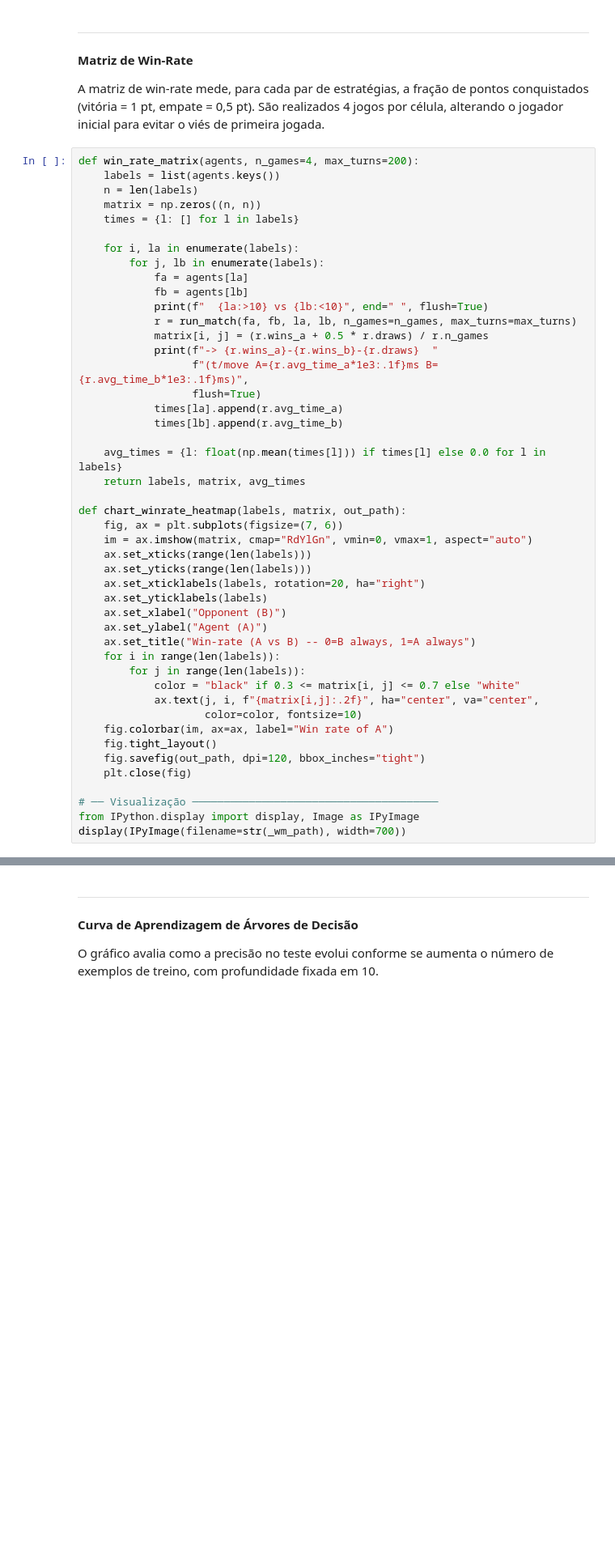
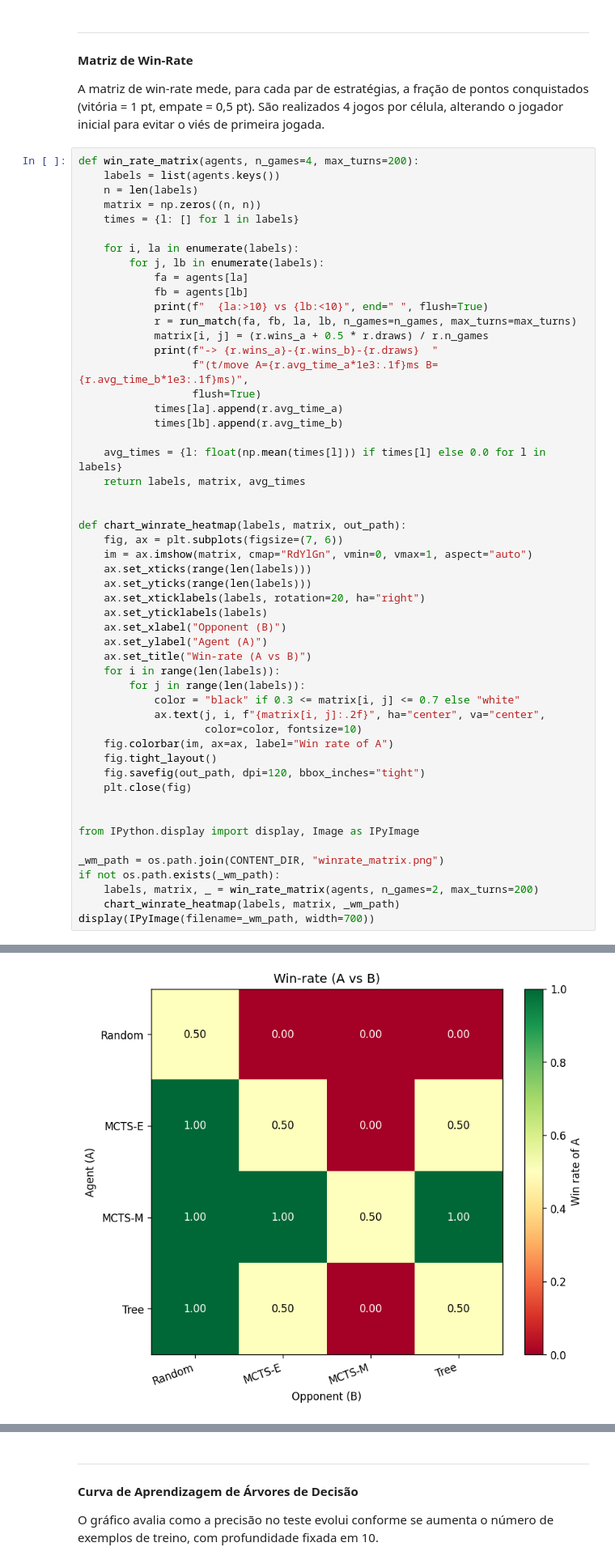
Before and after one commit to matilde938/IA_POPOUT_, a Jupyter notebook: IA_notebook.ipynb, the cells around one changed output, grey strips where cells are left out. Shown at 81% size. Cells and saved outputs as stored; diff of their text form; blank space fills up the shorter version.

```diff
--- a/IA_notebook.ipynb
+++ b/IA_notebook.ipynb
@@ -2129,6 +2160,7 @@ def win_rate_matrix(agents, n_games=4, max_turns=200):
     avg_times = {l: float(np.mean(times[l])) if times[l] else 0.0 for l in labels}
     return labels, matrix, avg_times
 
+
 def chart_winrate_heatmap(labels, matrix, out_path):
     fig, ax = plt.subplots(figsize=(7, 6))
     im = ax.imshow(matrix, cmap="RdYlGn", vmin=0, vmax=1, aspect="auto")
@@ -2138,18 +2170,23 @@ def chart_winrate_heatmap(labels, matrix, out_path):
     ax.set_yticklabels(labels)
     ax.set_xlabel("Opponent (B)")
     ax.set_ylabel("Agent (A)")
-    ax.set_title("Win-rate (A vs B) -- 0=B always, 1=A always")
+    ax.set_title("Win-rate (A vs B)")
     for i in range(len(labels)):
         for j in range(len(labels)):
             color = "black" if 0.3 <= matrix[i, j] <= 0.7 else "white"
-            ax.text(j, i, f"{matrix[i,j]:.2f}", ha="center", va="center",
+            ax.text(j, i, f"{matrix[i, j]:.2f}", ha="center", va="center",
                     color=color, fontsize=10)
     fig.colorbar(im, ax=ax, label="Win rate of A")
     fig.tight_layout()
     fig.savefig(out_path, dpi=120, bbox_inches="tight")
     plt.close(fig)
 
-# ── Visualização ───────────────────────────────────────
+
 from IPython.display import display, Image as IPyImage
-display(IPyImage(filename=str(_wm_path), width=700))
+
+_wm_path = os.path.join(CONTENT_DIR, "winrate_matrix.png")
+if not os.path.exists(_wm_path):
+    labels, matrix, _ = win_rate_matrix(agents, n_games=2, max_turns=200)
+    chart_winrate_heatmap(labels, matrix, _wm_path)
+display(IPyImage(filename=_wm_path, width=700))
 # %% [output]
@@ -2157,3 +2193,4 @@ NameError: name '_wm_path' is not defined
+[figure, added]
 # %% [markdown]
 Com o apoio da matriz acima representada é possível verificar que:
 - MCTS-M domina a matriz, vencendo a todos os seus adversários. A combinação entre $N$=200, *heuristic_win* e *tactical_root=True* confere uma grande vantagem estratégica em relação aos outros agentes;
```
Also changed, not shown: parts of 9 cells of this notebook, 3 other files.
